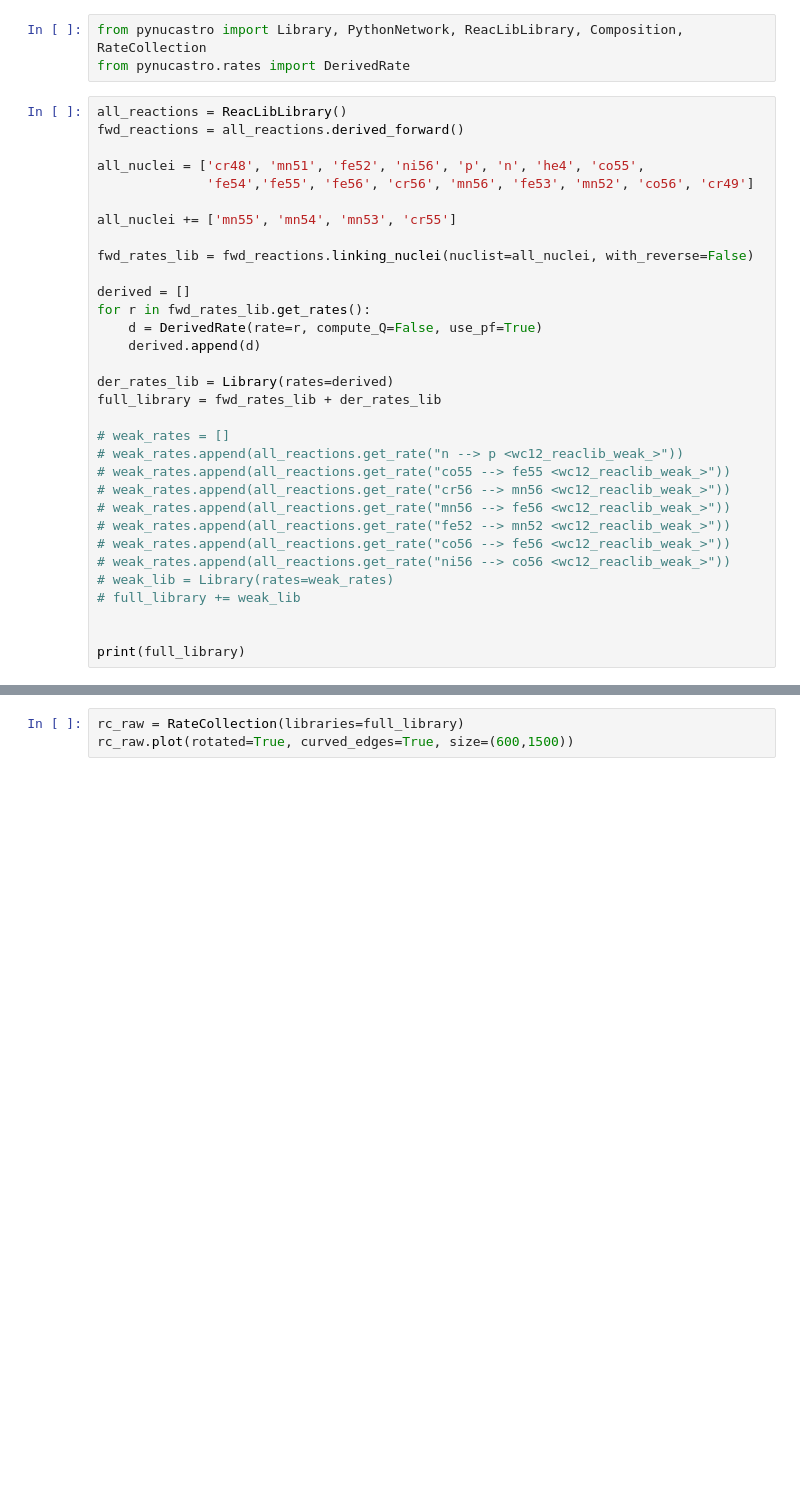
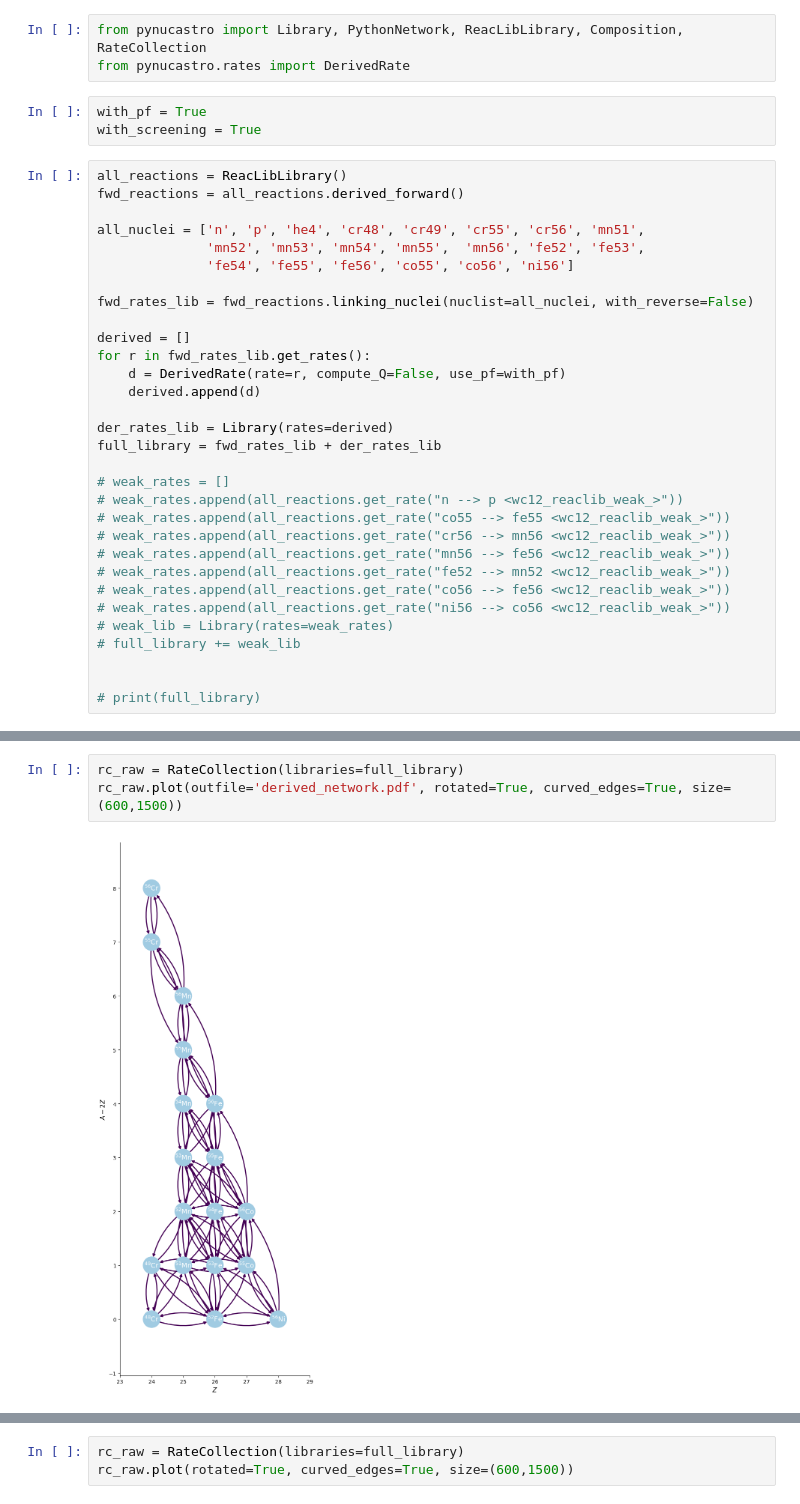
Before and after one commit to pynucastro/paper_notebooks, a Jupyter notebook: derived_network.ipynb, the cells around one changed output, grey strips where cells are left out. Cells and saved outputs as stored; diff of their text form; blank space fills up the shorter version.

```diff
--- a/derived_network.ipynb
+++ b/derived_network.ipynb
@@ -1,20 +1,22 @@
 # %%
 from pynucastro import Library, PythonNetwork, ReacLibLibrary, Composition, RateCollection
 from pynucastro.rates import DerivedRate
+# %%
+with_pf = True
+with_screening = True
 # %%
 all_reactions = ReacLibLibrary()
 fwd_reactions = all_reactions.derived_forward()
 
-all_nuclei = ['cr48', 'mn51', 'fe52', 'ni56', 'p', 'n', 'he4', 'co55',
-              'fe54','fe55', 'fe56', 'cr56', 'mn56', 'fe53', 'mn52', 'co56', 'cr49']
-
-all_nuclei += ['mn55', 'mn54', 'mn53', 'cr55']
+all_nuclei = ['n', 'p', 'he4', 'cr48', 'cr49', 'cr55', 'cr56', 'mn51',
+              'mn52', 'mn53', 'mn54', 'mn55',  'mn56', 'fe52', 'fe53',
+              'fe54', 'fe55', 'fe56', 'co55', 'co56', 'ni56']
 
 fwd_rates_lib = fwd_reactions.linking_nuclei(nuclist=all_nuclei, with_reverse=False)
 
 derived = []
 for r in fwd_rates_lib.get_rates():
-    d = DerivedRate(rate=r, compute_Q=False, use_pf=True)
+    d = DerivedRate(rate=r, compute_Q=False, use_pf=with_pf)
     derived.append(d)
 
 der_rates_lib = Library(rates=derived)
@@ -32,4 +34,4 @@ full_library = fwd_rates_lib + der_rates_lib
 # full_library += weak_lib
 
 
-print(full_library)
+# print(full_library)
@@ -53,0 +38,5 @@ Ni56 + n ⟶ p + Co56            [Q =   2.92 MeV] (ni56 + n --> p + co56 <ths8_r
+# %%
+rc_raw = RateCollection(libraries=full_library)
+rc_raw.plot(outfile='derived_network.pdf', rotated=True, curved_edges=True, size=(600,1500))
+# %% [output]
+[figure, added]
```
Also changed, not shown: parts of 9 cells of this notebook, 2 other files.
